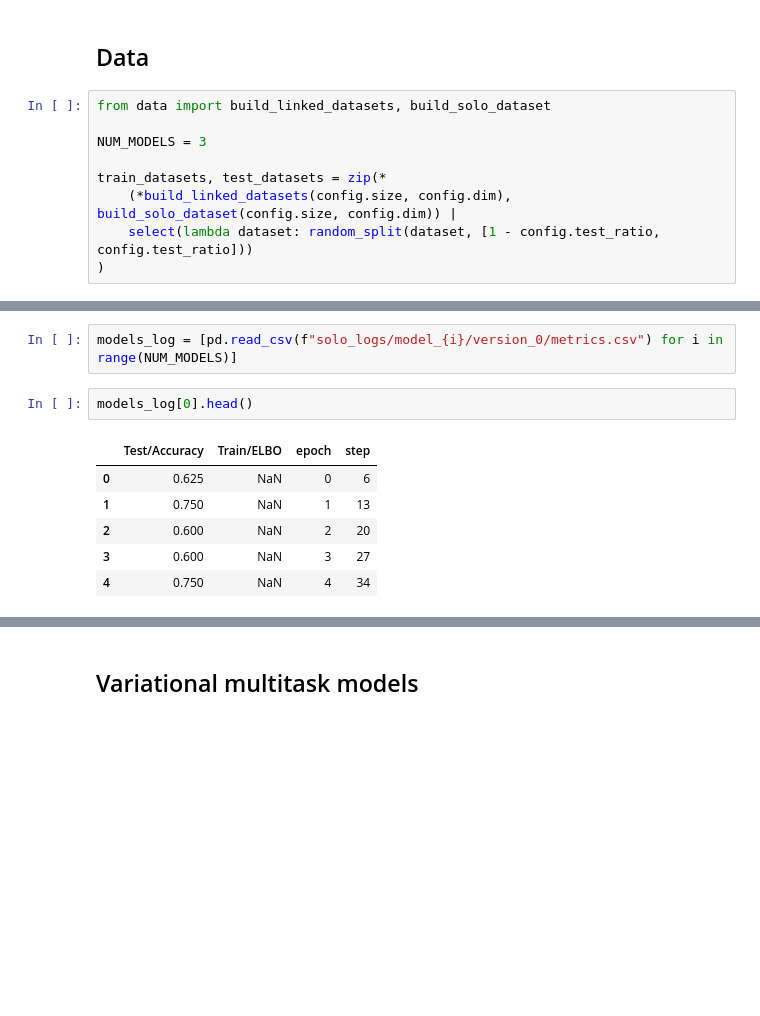
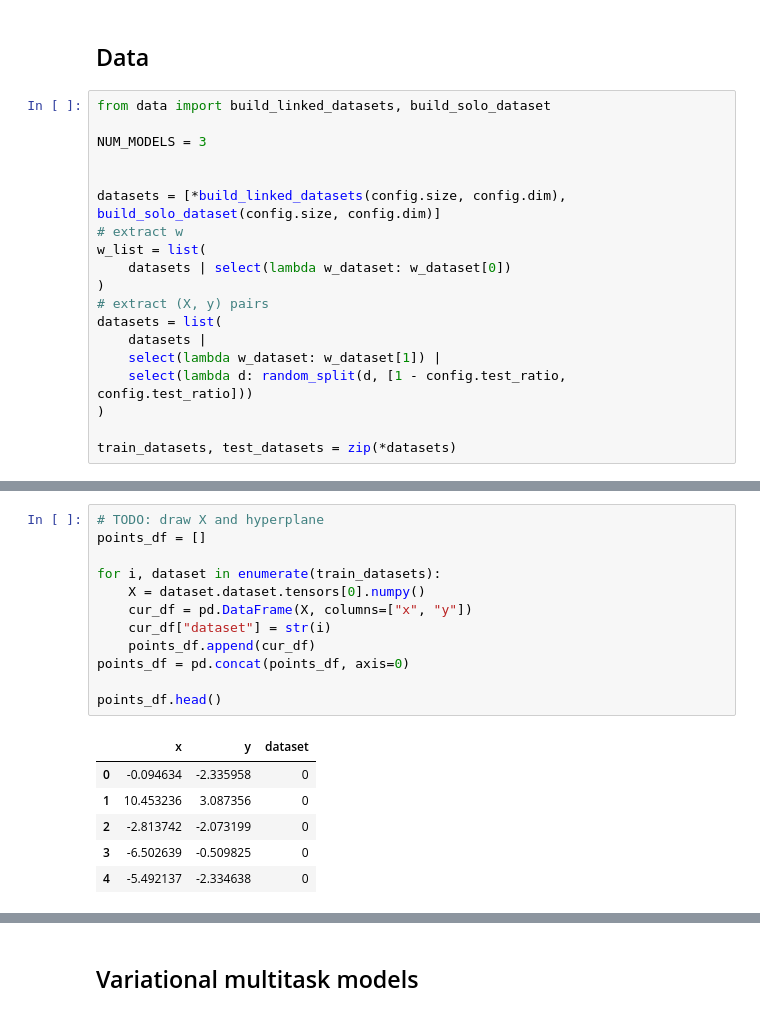
Before and after one commit to intsystems/bmm-multitask-learning, a Jupyter notebook: examples/variational/elementary/elementary.ipynb, the cells around one changed output, grey strips where cells are left out. Cells and saved outputs as stored; diff of their text form; blank space fills up the shorter version.

```diff
--- a/examples/variational/elementary/elementary.ipynb
+++ b/examples/variational/elementary/elementary.ipynb
@@ -48,7 +53,17 @@ from data import build_linked_datasets, build_solo_dataset
 
 NUM_MODELS = 3
 
-train_datasets, test_datasets = zip(*
-    (*build_linked_datasets(config.size, config.dim), build_solo_dataset(config.size, config.dim)) |
-    select(lambda dataset: random_split(dataset, [1 - config.test_ratio, config.test_ratio]))
+
+datasets = [*build_linked_datasets(config.size, config.dim), build_solo_dataset(config.size, config.dim)]
+# extract w
+w_list = list(
+    datasets | select(lambda w_dataset: w_dataset[0])
 )
+# extract (X, y) pairs
+datasets = list(
+    datasets |
+    select(lambda w_dataset: w_dataset[1]) |
+    select(lambda d: random_split(d, [1 - config.test_ratio, config.test_ratio]))
+)
+
+train_datasets, test_datasets = zip(*datasets)
@@ -231,11 +70,19 @@ LOCAL_RANK: 0 - CUDA_VISIBLE_DEVICES: [0]
-# %%
-models_log = [pd.read_csv(f"solo_logs/model_{i}/version_0/metrics.csv") for i in range(NUM_MODELS)]
-# %%
-models_log[0].head()
-# %% [output]
-|  | Test/Accuracy | Train/ELBO | epoch | step |
-| 0 | 0.625 | NaN | 0 | 6 |
-| 1 | 0.750 | NaN | 1 | 13 |
-| 2 | 0.600 | NaN | 2 | 20 |
-| 3 | 0.600 | NaN | 3 | 27 |
-| 4 | 0.750 | NaN | 4 | 34 |
+# %%
+# TODO: draw X and hyperplane
+points_df = []
+
+for i, dataset in enumerate(train_datasets):
+    X = dataset.dataset.tensors[0].numpy()
+    cur_df = pd.DataFrame(X, columns=["x", "y"])
+    cur_df["dataset"] = str(i)
+    points_df.append(cur_df)
+points_df = pd.concat(points_df, axis=0)
+
+points_df.head()
+# %% [output]
+|  | x | y | dataset |
+| 0 | -0.094634 | -2.335958 | 0 |
+| 1 | 10.453236 | 3.087356 | 0 |
+| 2 | -2.813742 | -2.073199 | 0 |
+| 3 | -6.502639 | -0.509825 | 0 |
+| 4 | -5.492137 | -2.334638 | 0 |
```
Also changed, not shown: parts of 20 cells of this notebook, 2 other files.
